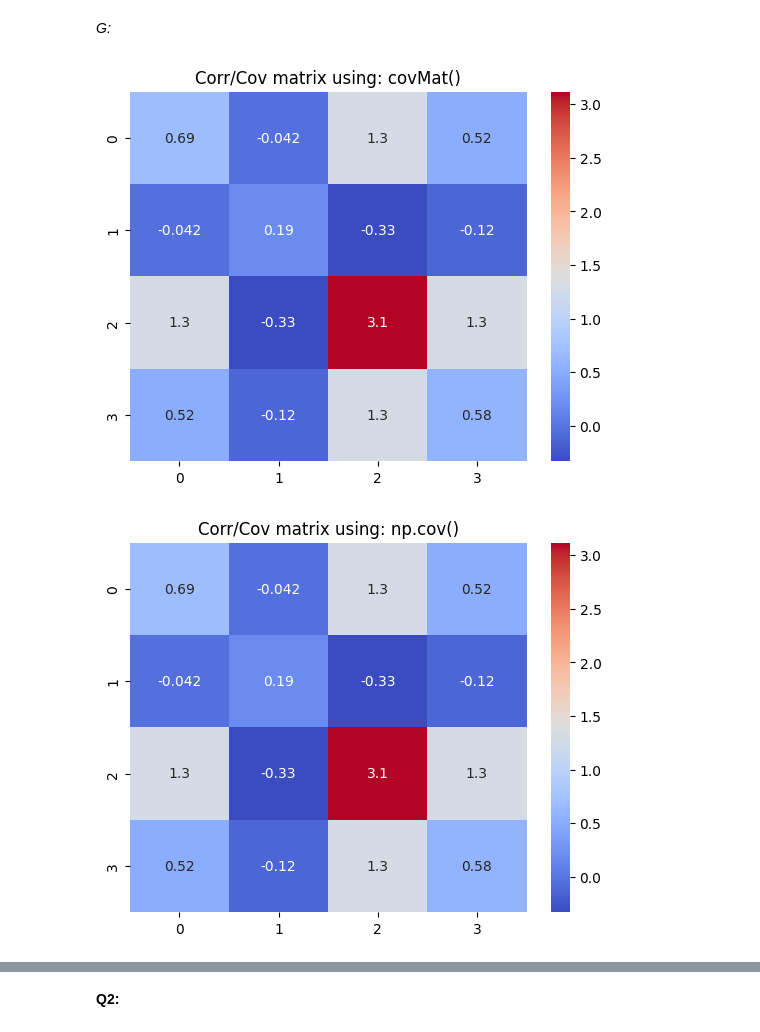
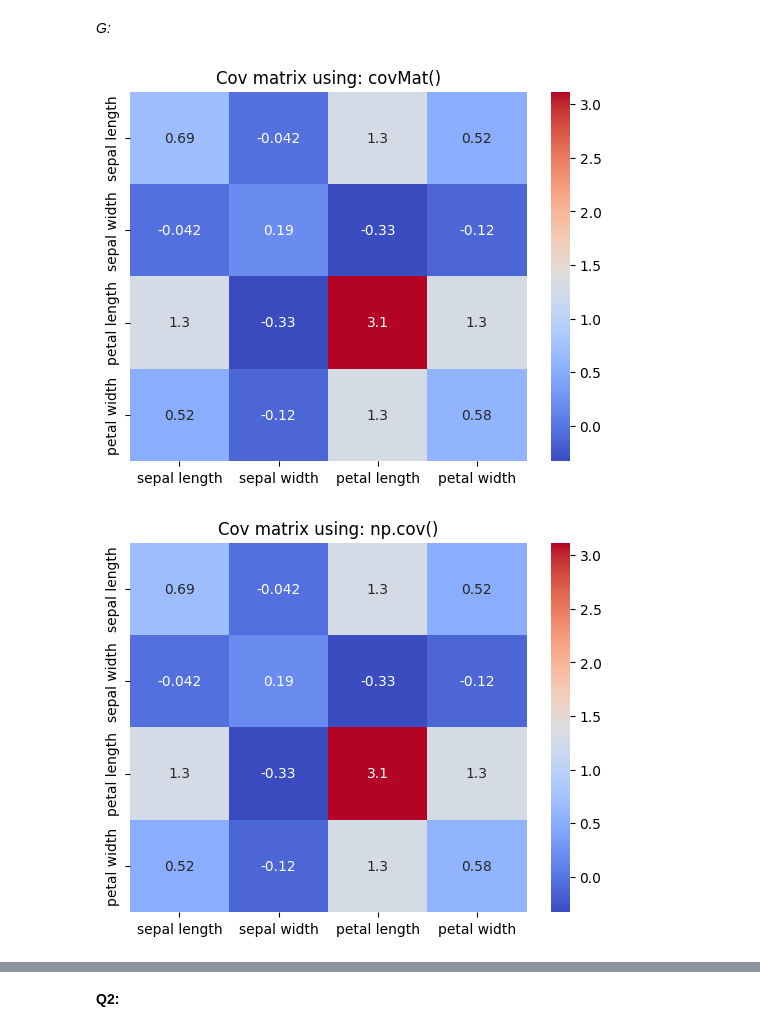
Before and after one commit to Eliz18Vais/mini_project, a Jupyter notebook: mini_project.ipynb, the cells around one changed output, grey strips where cells are left out. Saved outputs shown, nothing was run; the diff lists cells and outputs as text; code cells hidden in the pictures.

Commit message:
almost last changes :)

```diff
--- a/mini_project.ipynb
+++ b/mini_project.ipynb
@@ -40,6 +43,8 @@ for i in range(Iris_df_numbers.shape[1]):
             y=Iris_df.columns[j]
             ax = axes.ravel()[n]
             ax.set_title(f"{y} as a function \n of {x}", fontsize=10)
+            ax.set_xlabel(f"{x} (cm)")
+            ax.set_ylabel(f"{y} (cm)")
             sns.scatterplot(x=x, y=y, data=Iris_df, ax=ax)
             n+=1
 
@@ -48,9 +53,11 @@ plt.tight_layout(w_pad = 3, h_pad=3)
 fig, axes = plt.subplots(2,2)
 for i in range(Iris_df_numbers.shape[1]):
     ax = axes.ravel()[i]
-    ax.set_title(f"{y} as a function of variety")
     x1 = 'variety'
     y1 = Iris_df.columns[i]
+    ax.set_title(f"{y1} distribution across iris variety", fontsize=10)
+    ax.set_xlabel(f"{x1}")
+    ax.set_ylabel(f"{y1} (cm)")
     sns.boxplot(x=x1, y=y1, data=Iris_df, hue=x1, ax = ax)
 plt.tight_layout(w_pad = 3, h_pad=3)
 # %% [output]
@@ -115,12 +124,13 @@ print(np.corrcoef(Iris_df_numbers, rowvar=False))
 # %% [markdown]
 *G:*
 # %%
-corr_cov_matrices = [covMat(Iris_df_numbers), np.cov(Iris_df_numbers, rowvar=False), corrMat(Iris_df_numbers), np.corrcoef(Iris_df_numbers, rowvar=False)]
-methods = ['covMat()','np.cov()','corrMat()','np.corcoeff()']
-for i in range(len(corr_cov_matrices)):
+cov_matrices = [covMat(Iris_df_numbers), np.cov(Iris_df_numbers, rowvar=False)]
+methods = ['covMat()','np.cov()']
+for i in range(len(cov_matrices)):
     plt.figure()
-    plt.title (f"Corr/Cov matrix using: {methods[i]}")
-    sns.heatmap(corr_cov_matrices[i],xticklabels=True, yticklabels=True, cmap='coolwarm', annot=True)
+    plt.title (f"Cov matrix using: {methods[i]}")
+    sns.heatmap(cov_matrices[i],xticklabels=['sepal length','sepal width','petal length','petal width'], yticklabels=['sepal length','sepal width','petal length','petal width'], cmap='coolwarm', annot=True)
+    # labels order was based on the last correlation matrix which it's heatmap creates automatic labels
 # %% [output]
-[figure, old version]
+[figure, new version]
-[figure, old version]
+[figure, new version]
```
Also changed, not shown: parts of 21 cells of this notebook.
